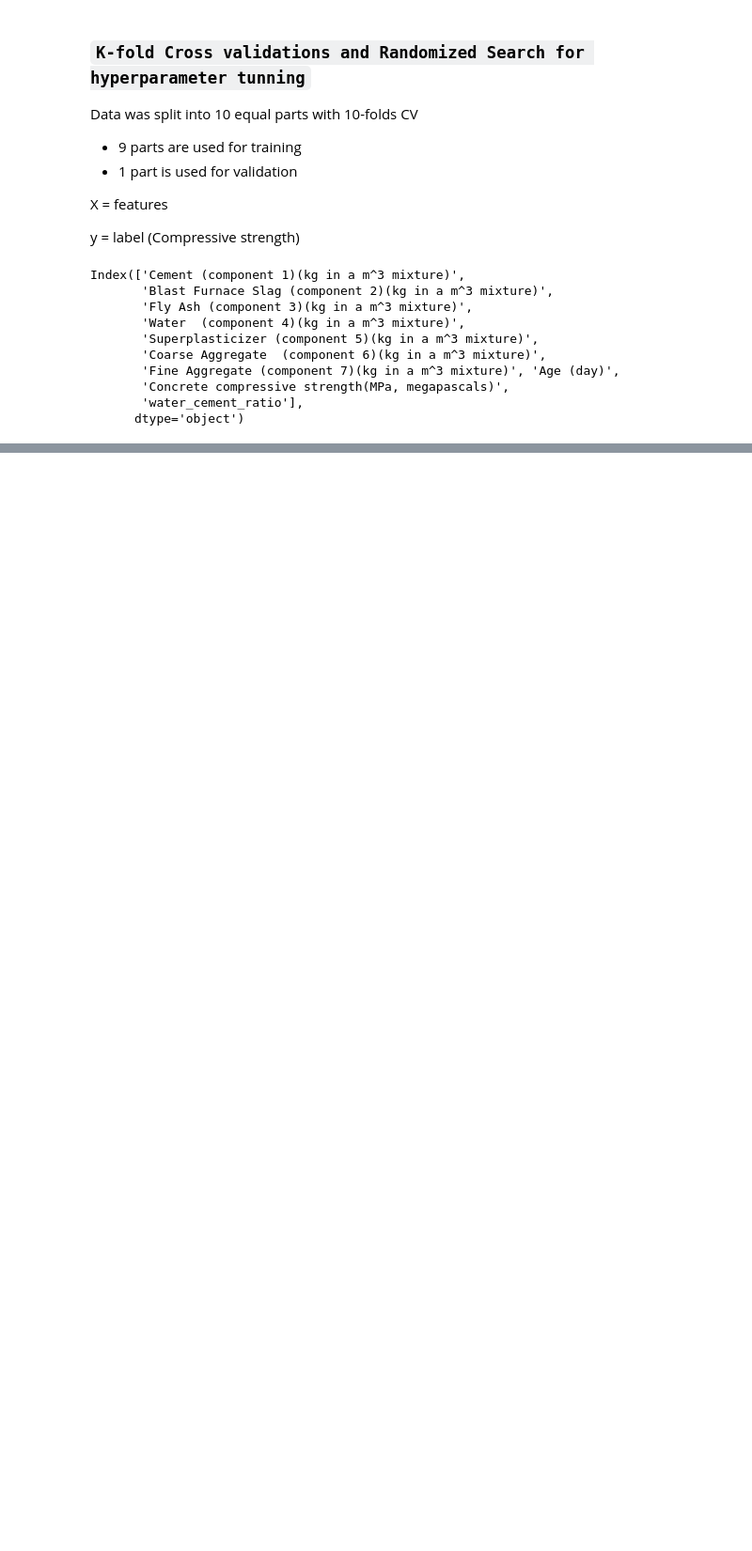
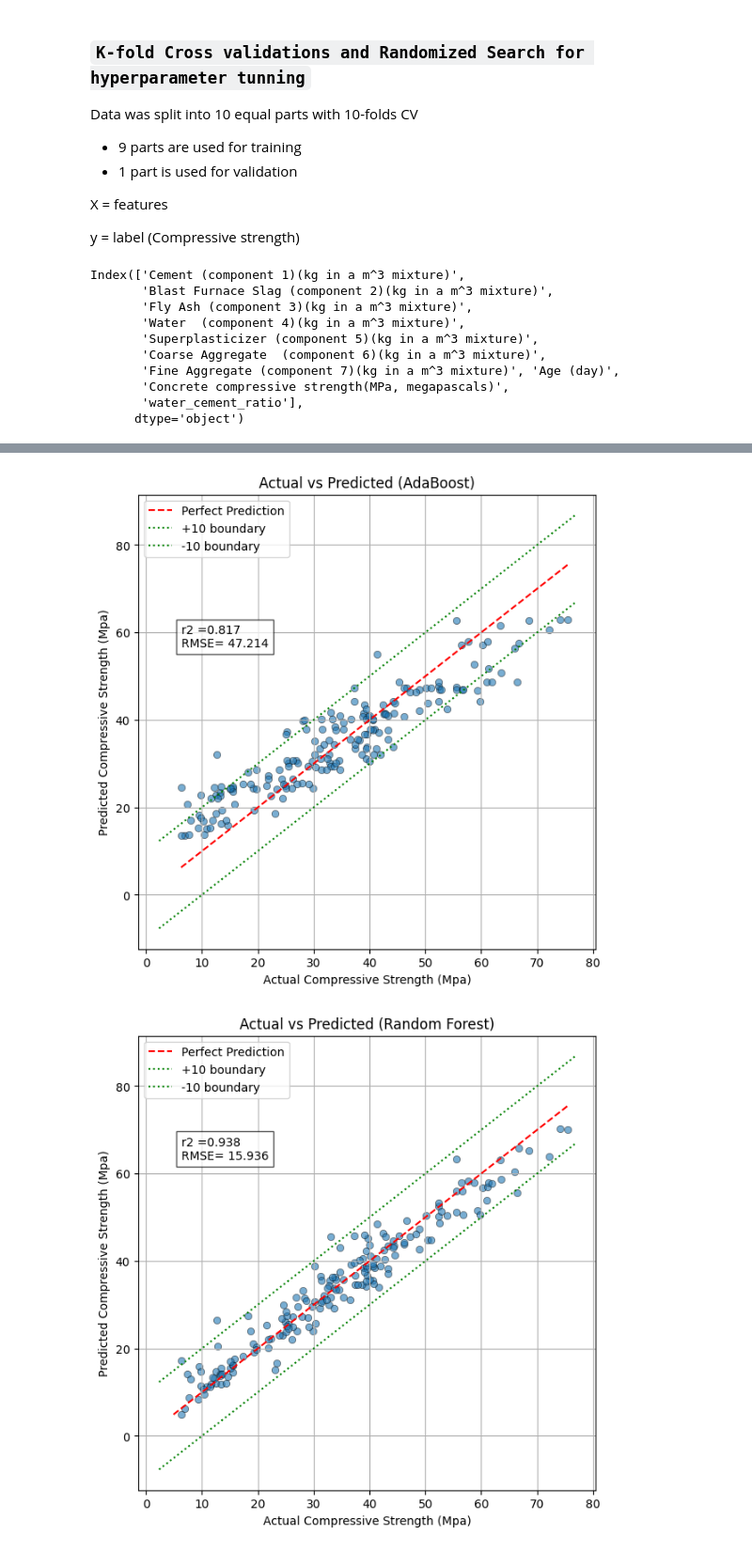
Before and after one commit to AbubakarDanhaya/Concrete_research, a Jupyter notebook: CS-predictions/notebook3.ipynb, the cells around one changed output, grey strips where cells are left out. Shown at 94% size. Cells and saved outputs as stored; diff of their text form; code cells hidden in the pictures; blank space fills up the shorter version.

```diff
--- a/CS-predictions/notebook3.ipynb
+++ b/CS-predictions/notebook3.ipynb
@@ -147,18 +173,45 @@ Fitting 10 folds for each of 20 candidates, totalling 200 fits
 import matplotlib.pyplot as plt
 import seaborn as sns
 
-def plot_actual_vs_pred(y_test, y_pred, model_name="Model"):
+def plot_actual_vs_pred(y_test, y_pred, model_name="Model", boundary=10):
+    r2 = r2_score(y_test, y_pred)
+    rmse = np.mean(MSE(y_test, y_pred))
+
     plt.figure(figsize=(7,7))
     sns.scatterplot(x=y_test, y=y_pred, alpha=0.6, edgecolor='k')
 
     # 45 degree reference line
     max_val = max(max(y_test), max(y_pred))
     min_val = min(min(y_test), min(y_pred))
-    plt.plot([min_val, max_val], [min_val, max_val], 'r--', lw=2)
+    plt.plot([min_val, max_val], [min_val, max_val], color='red', linestyle='--', label= 'Perfect Prediction')
+
+    plt.plot([min(y_train), max(y_train)], [min(y_train) + boundary, max(y_train) + boundary],
+     color='green', linestyle=":", label = f'+{boundary} boundary')
+
+    plt.plot([min(y_train), max(y_train)], [min(y_train) - boundary, max(y_train) - boundary],
+     color='green', linestyle=":", label = f'-{boundary} boundary')
+
 
     plt.xlabel("Actual Compressive Strength (Mpa)")
     plt.ylabel("Predicted Compressive Strength (Mpa)")
     plt.title(f"Actual vs Predicted ({model_name})")
+
+    plt.text(min(y_test), max(y_pred)*0.9, f'r2 ={r2:.3f}\nRMSE= {rmse:.3f}', fontsize=10, bbox=dict(facecolor= 'white', alpha=0.7))
+
+    plt.legend()
     plt.grid(True)
 
-    plt.show
+    plt.show()
+# %%
+adaboost, rf, xgboost, lightgbm, catboost = AdaBoostRegressor(), RandomForestRegressor(), XGBRegressor(), LGBMRegressor(), CatBoostRegressor()
+
+models = [adaboost, rf, xgboost, lightgbm, catboost]
+model_names = ["AdaBoost", "Random Forest", "XGBoost", "LightGBM", "CatBoost"]
+
+for model, name in zip(models, model_names):
+    model.fit(X_train, y_train)
+    y_pred = model.predict(X_test)
+    plot_actual_vs_pred(y_test, y_pred, model_name= name)
+# %% [output]
+[figure, added]
+[figure, added]
```
Also changed, not shown: parts of 3 cells of this notebook.
